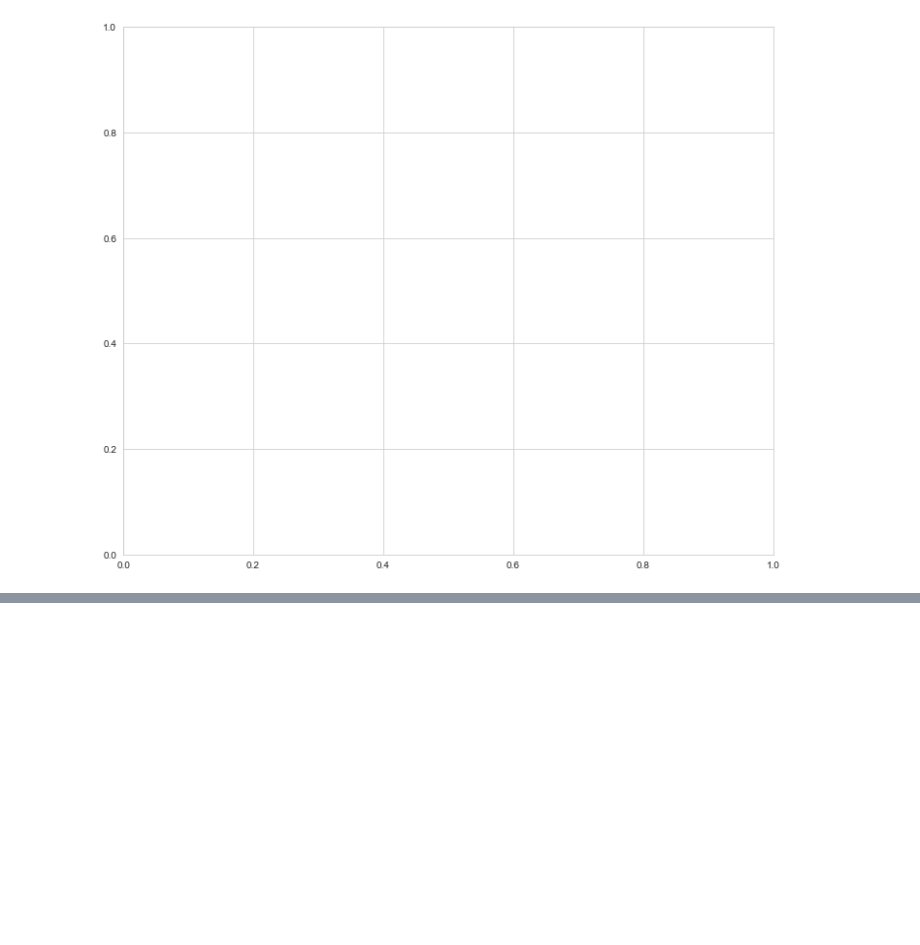
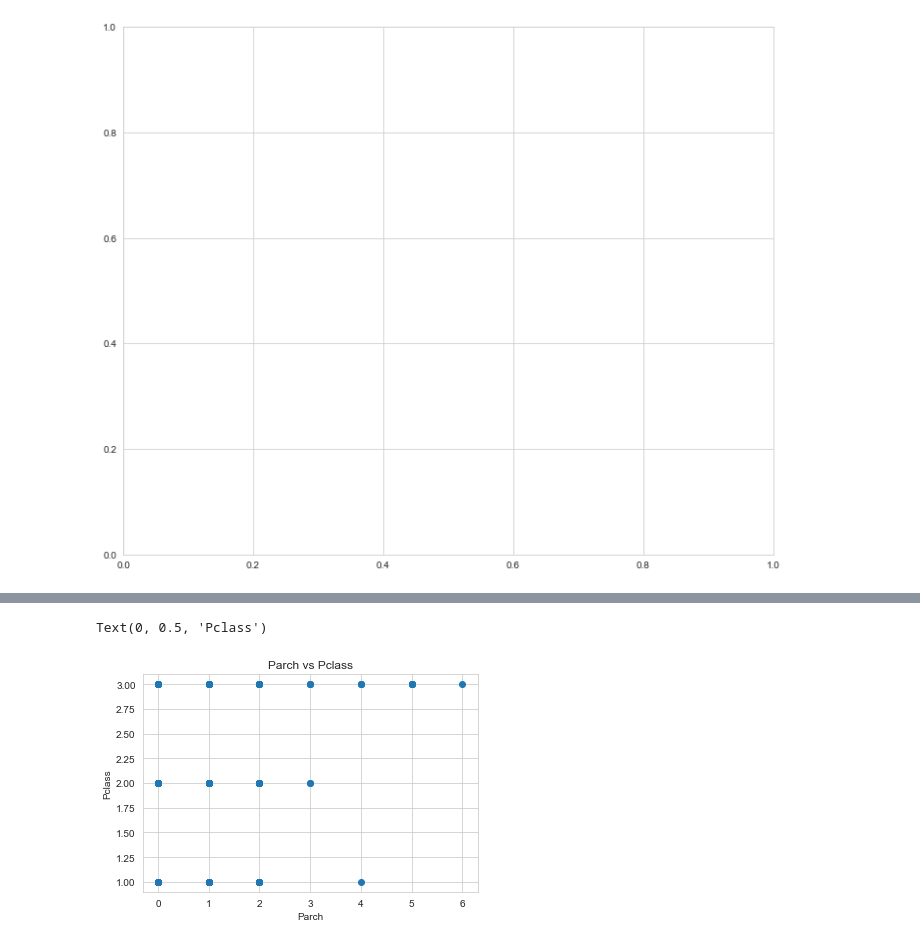
Before and after one commit to parjanyahk/titanicDataEda, a Jupyter notebook: titanicedaphk.ipynb, the cells around one changed output, grey strips where cells are left out. Cells and saved outputs as stored; diff of their text form; code cells hidden in the pictures; blank space fills up the shorter version.

```diff
--- a/titanicedaphk.ipynb
+++ b/titanicedaphk.ipynb
@@ -315,0 +325,9 @@ TypeError: 'value' must be an instance of str or bytes, not a float
+# %%
+
+plt.scatter(teda_cleaned['Parch'], teda_cleaned['Pclass'])
+plt.title('Parch vs Pclass')
+plt.xlabel('Parch')
+plt.ylabel('Pclass')
+# %% [output]
+Text(0, 0.5, 'Pclass')
+[figure, added]
```
Also changed, not shown: parts of 10 cells of this notebook.
